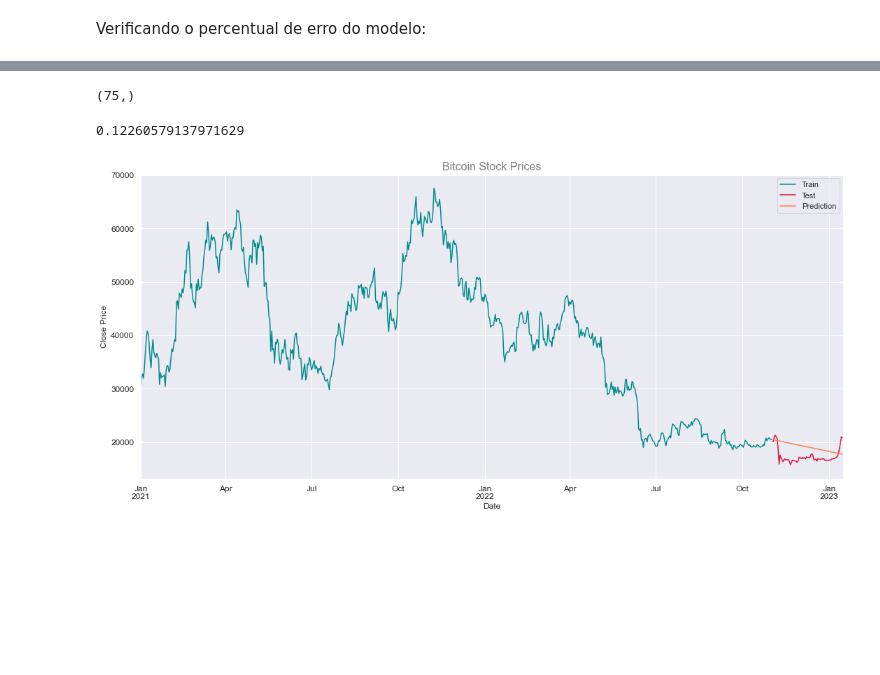
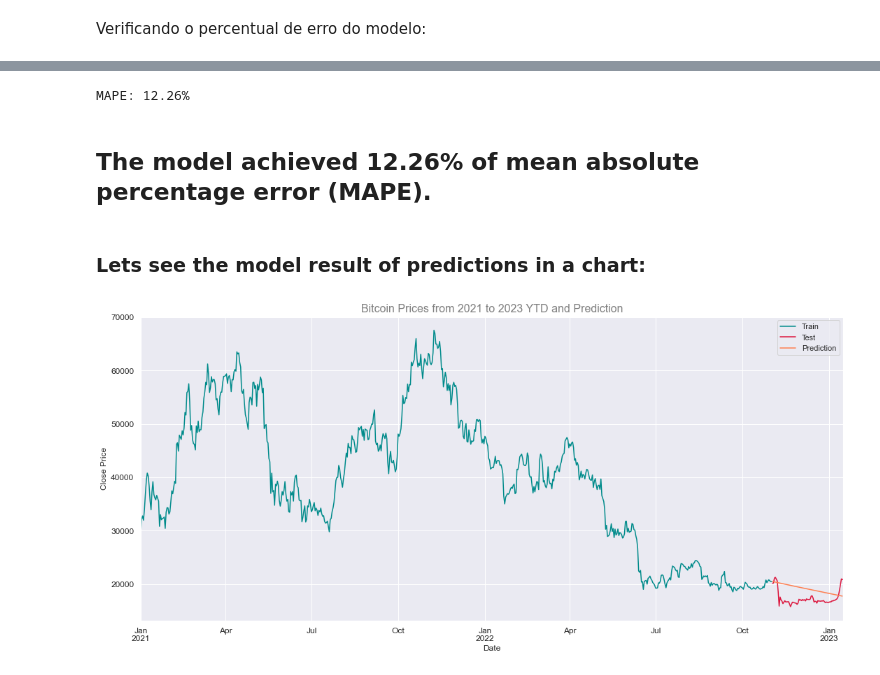
Before and after one commit to GiovannaBezerra/criptocurrency_price_prediction, a Jupyter notebook: cryptocurrency_price_prediction.ipynb, the cells around one changed output, grey strips where cells are left out. Drawn from its saved outputs; the diff is of its cells as text; code cells hidden in the pictures; blank space fills up the shorter version.

Commit message:
including chart visualizations

```diff
--- a/cryptocurrency_price_prediction.ipynb
+++ b/cryptocurrency_price_prediction.ipynb
@@ -344,0 +79,29 @@ model.best_model_params
+# %%
+plt.style.use('ggplot')
+
+# Selecting and preparing data:
+ohlc = df_btc.loc[df_btc.date > "2022-07-01", ['date', 'open', 'high', 'low', 'close']]
+ohlc.date = ohlc.date.apply(mpl_dates.date2num)
+ohlc = ohlc.astype(float)
+
+# Including Simple Moving Average (SMA) for 15 days.
+ohlc['sma5'] = ohlc.close.rolling(15).mean()
+
+# Creating subplots:
+fig, ax = plt.subplots()
+
+candlestick_ohlc(ax, ohlc.values, width=0.6, colorup='green', colordown='red', alpha=0.8 )
+ax.plot(ohlc.date, ohlc['sma5'], color='Fuchsia')
+
+# Setting labels, title and size:
+ax.set_xlabel('Date')
+ax.set_ylabel('Price')
+fig.suptitle('Bitcoin Daily Candlestick Chart', fontsize=18, color='Grey')
+fig.set_size_inches(18, 10)
+
+# Formatting Date
+date_format = mpl_dates.DateFormatter('%d-%m-%Y')
+ax.xaxis.set_major_formatter(date_format)
+fig.autofmt_xdate()
+
+plt.show()
@@ -354,33 +318,27 @@ y_true.shape
-# %%
-y_pred.shape
-# %% [output]
-(75,)
-# %%
-# Erro Absoluto Percentual Médio ou MAPE
-# Um valor de MAPE baixo significa que as previsões estão próximas dos valores observados
-# um valor alto indica que as previsões estão longe dos valores observados (o modelo precisa ser melhorado)
-# mape = mean_absolute_percentage_error(y_true, y_pred)
-# print("MAPE: {:.2f}%".format(mape*100))
-
-
-mean_absolute_percentage_error(y_true, y_pred)
-# %% [output]
-0.12260579137971629
+# %%
+# Lets verify the Mean Absolute Percentage Error (MAPE) for the model:
+# A low MAPE value means that the forcast are close to the results, in other hands a high value indicate that the model needs improvement.
+
+mape = mean_absolute_percentage_error(y_true, y_pred)
+print("MAPE: {:.2f}%".format(mape*100))
+# %% [output]
+MAPE: 12.26%
+# %% [markdown]
+## The model achieved 12.26% of mean absolute percentage error (MAPE).
+# %% [markdown]
+### Lets see the model result of predictions in a chart:
 # %%
-# Graph:
-
 train_graph = train.set_index('date')
 test_graph = test.set_index('date')
-
 
 sns.set_theme()
 train_graph.close.plot( figsize=(18,8), fontsize=12, label='Train', color='DarkCyan')
 test_graph.close.plot(figsize=(18,8), fontsize=12, label='Test', color='Crimson')
 forecast.close.plot(figsize=(18,8), fontsize=12, label='Prediction', color='Coral')
 plt.legend()
-plt.title("Bitcoin Stock Prices", fontsize=16, color='Grey')
+plt.title("Bitcoin Prices from 2021 to 2023 YTD and Prediction", fontsize=16, color='Grey')
 plt.xlabel("Date")
 plt.ylabel("Close Price")
 plt.show()
 # %% [output]
-[figure, old version]
+[figure, new version]
```
Also changed, not shown: parts of 57 cells of this notebook.
